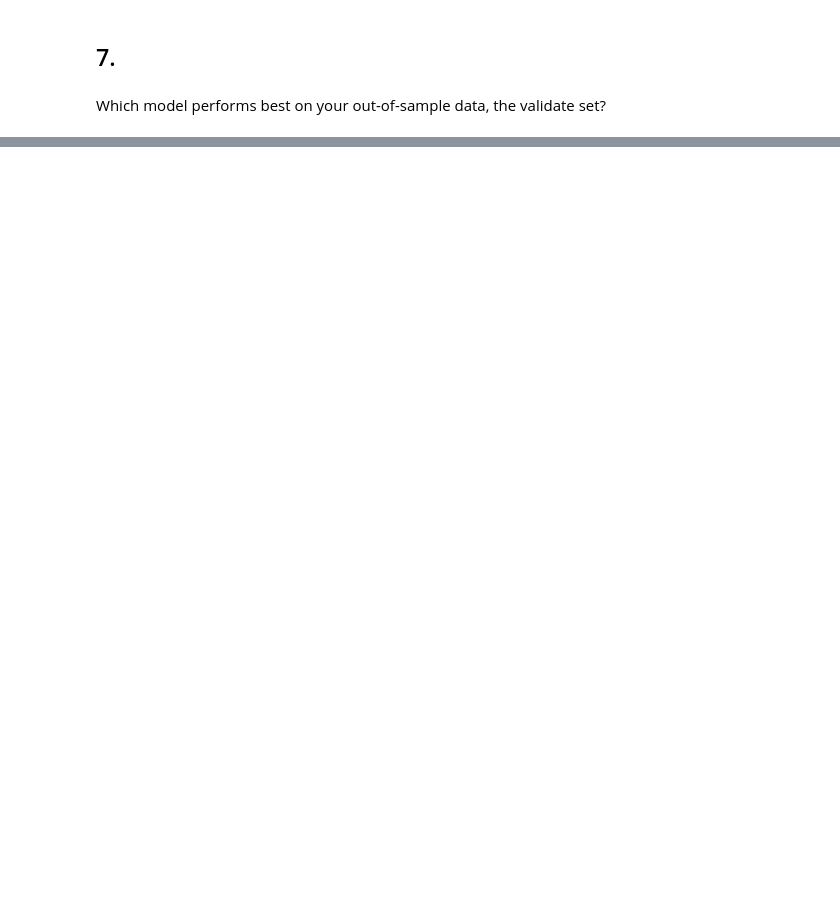
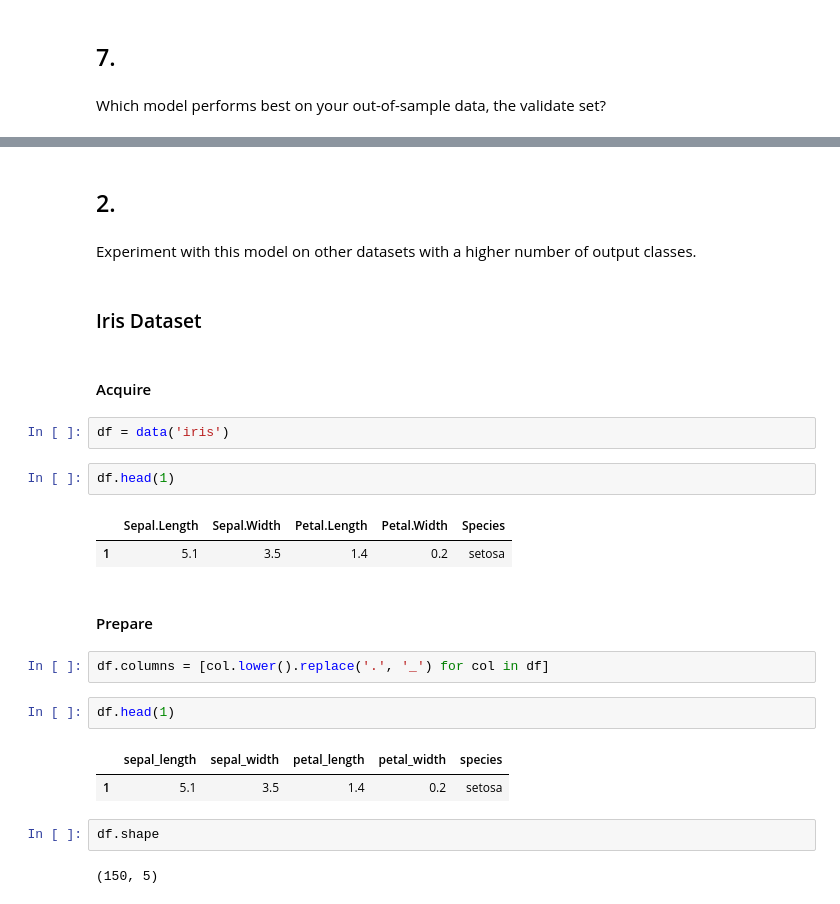
Before and after one commit to adam-talbot/classification-exercises, a Jupyter notebook: model.ipynb, the cells around one changed output, grey strips where cells are left out. Saved outputs shown, nothing was run; the diff lists cells and outputs as text; blank space fills up the shorter version.

```diff
--- a/model.ipynb
+++ b/model.ipynb
@@ -227,0 +1035,28 @@ Which model performs best on your out-of-sample data, the validate set?
+# %% [markdown]
+## 2.
+# %% [markdown]
+Experiment with this model on other datasets with a higher number of output classes.
+# %% [markdown]
+### Iris Dataset
+# %% [markdown]
+#### Acquire
+# %%
+df = data('iris')
+# %%
+df.head(1)
+# %% [output]
+|  | Sepal.Length | Sepal.Width | Petal.Length | Petal.Width | Species |
+| 1 | 5.1 | 3.5 | 1.4 | 0.2 | setosa |
+# %% [markdown]
+#### Prepare
+# %%
+df.columns = [col.lower().replace('.', '_') for col in df]
+# %%
+df.head(1)
+# %% [output]
+|  | sepal_length | sepal_width | petal_length | petal_width | species |
+| 1 | 5.1 | 3.5 | 1.4 | 0.2 | setosa |
+# %%
+df.shape
+# %% [output]
+(150, 5)
```
Also changed, not shown: parts of 141 cells of this notebook.
